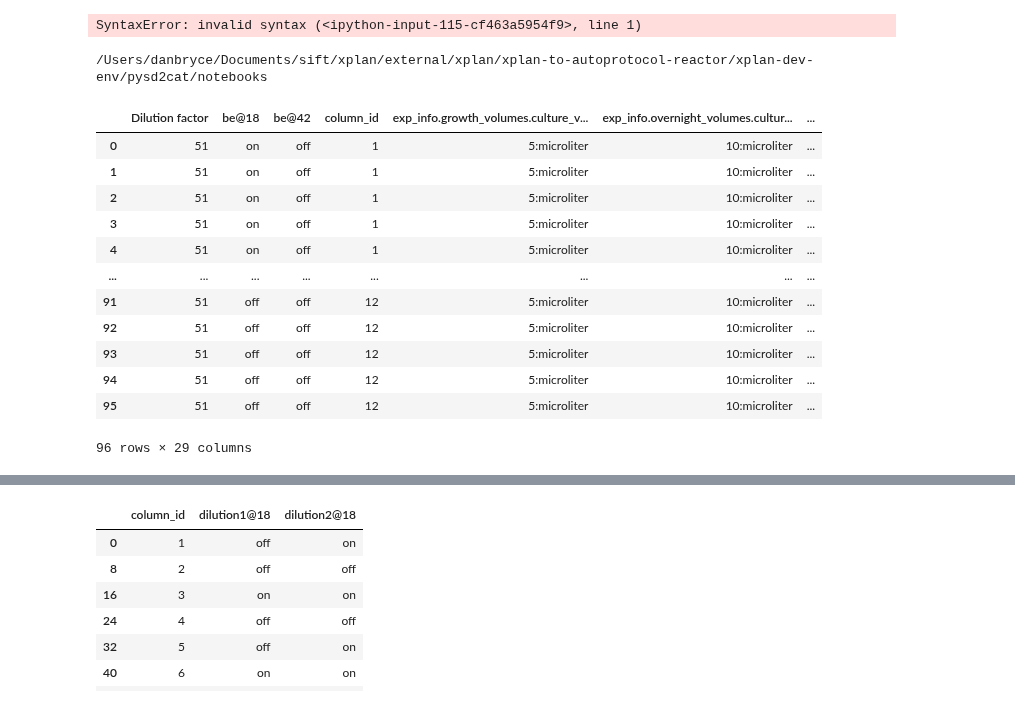
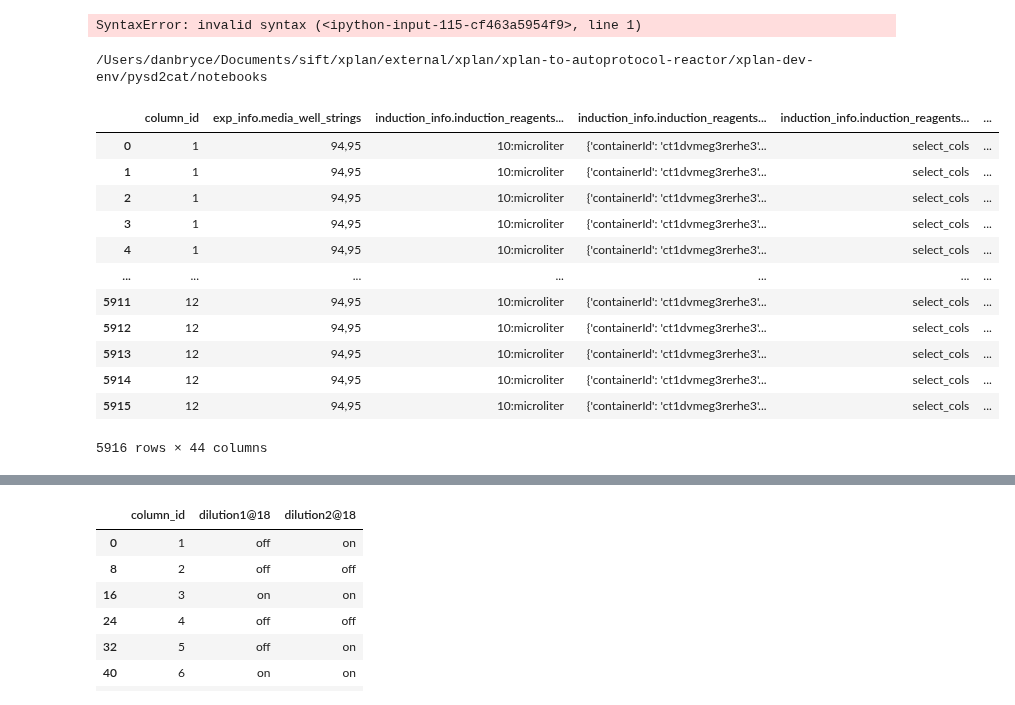
Before and after one commit to SD2E/pysd2cat, a Jupyter notebook: notebooks/scratch.ipynb, the cells around one changed output, grey strips where cells are left out. Saved outputs shown, nothing was run; the diff lists cells and outputs as text; code cells hidden in the pictures.

```diff
--- a/notebooks/scratch.ipynb
+++ b/notebooks/scratch.ipynb
@@ -143,30 +145,31 @@ SyntaxError: invalid syntax (<ipython-input-115-cf463a5954f9>, line 1)
 # %%
 def get_design_df(design_file):
     j = json.load(open(design_file, 'r'))
     return pd.read_json(j['design'])
 
 print(os.getcwd())
 this_dir = os.getcwd()
 #df = get_design_df(os.path.realpath(os.path.join(this_dir, '../../../tmp/YEAST_STATES_GROWTH_CURVE/experiments/growth_curve_test1/design_growth_curve_test1.json')))
 #df = get_design_df(os.path.realpath(os.path.join(this_dir, '../../../tmp/YEAST_STATES_GROWTH_CURVE/experiments/growth_curve_test1_corrected/design_growth_curve_test1_corrected.json')))
 #df = get_design_df(os.path.realpath(os.path.join(this_dir, '../../../tmp/YEAST_STATES/experiments/dose_response_test1/design_dose_response_test1.json')))
 #df = get_design_df(os.path.realpath(os.path.join(this_dir, '../../../tmp/YEAST_STATES/experiments/dose_response_test1/design_dose_response_test1.json')))
 #df = get_design_df(os.path.realpath(os.path.join(this_dir, '../../../tmp/YEAST_STATES/experiments/YeastSTATES CRISPR Long Duration Time Series Request (20191208)/design_YeastSTATES CRISPR Long Duration Time Series Request (20191208).json')))
 #df = get_design_df(os.path.realpath(os.path.join(this_dir, '../../../tmp/NOVEL_CHASSIS/experiments/CP_NovelChassis_OR_Circuit_Cycle0/design_CP_NovelChassis_OR_Circuit_Cycle0.json')))
-df = get_design_df(os.path.realpath(os.path.join(this_dir, '../../../tmp/YEAST_STATES_OBSTACLE_COURSE/experiments/Obstacle_course1/design_Obstacle_course1.json')))
+df = get_design_df(os.path.realpath(os.path.join(this_dir, '../../../tmp/NOVEL_CHASSIS/experiments/CP_NovelChassis_OR_Circuit_Cycle0_8hour/design_CP_NovelChassis_OR_Circuit_Cycle0_8hour.json')))
+#df = get_design_df(os.path.realpath(os.path.join(this_dir, '../../../tmp/YEAST_STATES_OBSTACLE_COURSE/experiments/Obstacle_course1/design_Obstacle_course1.json')))
 df
 # %% [output]
 /Users/danbryce/Documents/sift/xplan/external/xplan/xplan-to-autoprotocol-reactor/xplan-dev-env/pysd2cat/notebooks
-|  | Dilution factor | be@18 | be@42 | column_id | exp_info.growth_volumes.culture_v... | exp_info.overnight_volumes.cultur... | ... |
-| 0 | 51 | on | off | 1 | 5:microliter | 10:microliter | ... |
-| 1 | 51 | on | off | 1 | 5:microliter | 10:microliter | ... |
-| 2 | 51 | on | off | 1 | 5:microliter | 10:microliter | ... |
-| 3 | 51 | on | off | 1 | 5:microliter | 10:microliter | ... |
-| 4 | 51 | on | off | 1 | 5:microliter | 10:microliter | ... |
-| ... | ... | ... | ... | ... | ... | ... | ... |
-| 91 | 51 | off | off | 12 | 5:microliter | 10:microliter | ... |
-| 92 | 51 | off | off | 12 | 5:microliter | 10:microliter | ... |
-| 93 | 51 | off | off | 12 | 5:microliter | 10:microliter | ... |
-| 94 | 51 | off | off | 12 | 5:microliter | 10:microliter | ... |
-| 95 | 51 | off | off | 12 | 5:microliter | 10:microliter | ... |
+|  | column_id | exp_info.media_well_strings | induction_info.induction_reagents... | induction_info.induction_reagents... | induction_info.induction_reagents... | ... |
+| 0 | 1 | 94,95 | 10:microliter | {'containerId': 'ct1dvmeg3rerhe3'... | select_cols | ... |
+| 1 | 1 | 94,95 | 10:microliter | {'containerId': 'ct1dvmeg3rerhe3'... | select_cols | ... |
+| 2 | 1 | 94,95 | 10:microliter | {'containerId': 'ct1dvmeg3rerhe3'... | select_cols | ... |
+| 3 | 1 | 94,95 | 10:microliter | {'containerId': 'ct1dvmeg3rerhe3'... | select_cols | ... |
+| 4 | 1 | 94,95 | 10:microliter | {'containerId': 'ct1dvmeg3rerhe3'... | select_cols | ... |
+| ... | ... | ... | ... | ... | ... | ... |
+| 5911 | 12 | 94,95 | 10:microliter | {'containerId': 'ct1dvmeg3rerhe3'... | select_cols | ... |
+| 5912 | 12 | 94,95 | 10:microliter | {'containerId': 'ct1dvmeg3rerhe3'... | select_cols | ... |
+| 5913 | 12 | 94,95 | 10:microliter | {'containerId': 'ct1dvmeg3rerhe3'... | select_cols | ... |
+| 5914 | 12 | 94,95 | 10:microliter | {'containerId': 'ct1dvmeg3rerhe3'... | select_cols | ... |
+| 5915 | 12 | 94,95 | 10:microliter | {'containerId': 'ct1dvmeg3rerhe3'... | select_cols | ... |
-96 rows × 29 columns
+5916 rows × 44 columns
```
Also changed, not shown: parts of 2 cells of this notebook.
